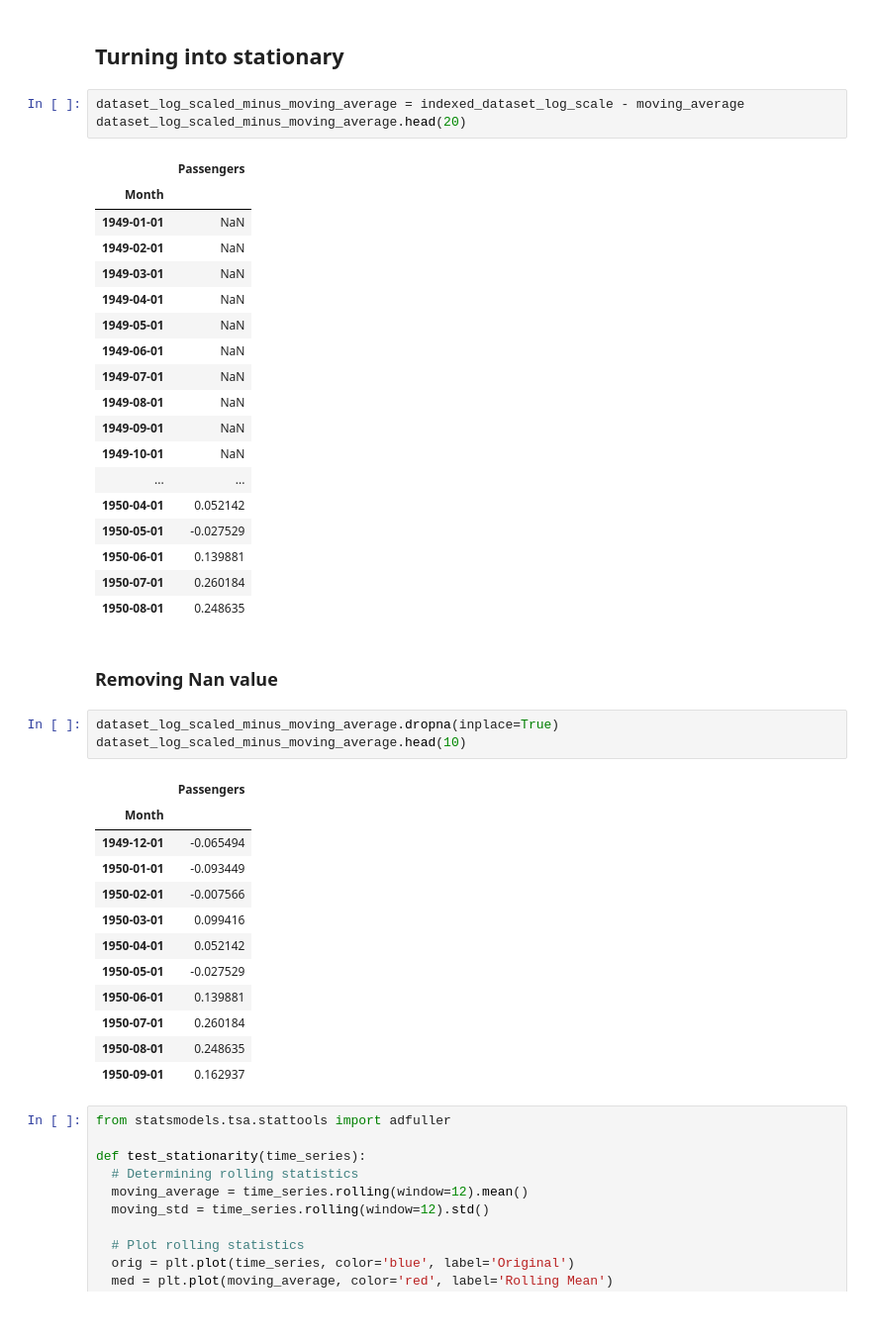
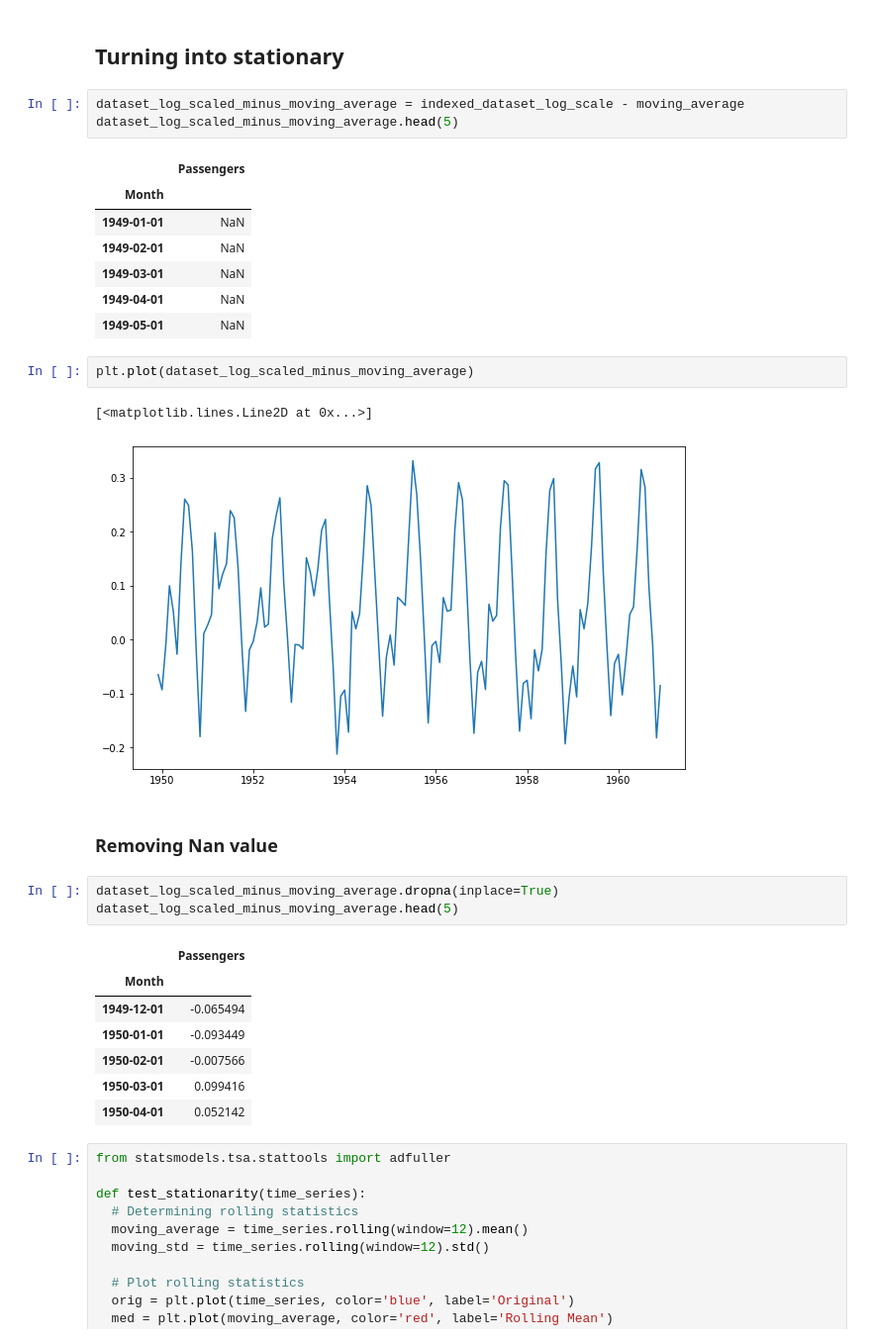
Before and after one commit to ThierrryScotto/Air-Passengers-Forecast, a Jupyter notebook: air_passengers_forecast.ipynb, the cells around one changed output. Shown at 99% size. Drawn from its saved outputs; the diff is of its cells as text; blank space fills up the shorter version.

```diff
--- a/air_passengers_forecast.ipynb
+++ b/air_passengers_forecast.ipynb
@@ -140,31 +140,25 @@ plt.plot(moving_average, color='red')
 ## Turning into stationary
 # %%
 dataset_log_scaled_minus_moving_average = indexed_dataset_log_scale - moving_average
-dataset_log_scaled_minus_moving_average.head(20)
+dataset_log_scaled_minus_moving_average.head(5)
 # %% [output]
 |  | Passengers |
 | Month |  |
 | 1949-01-01 | NaN |
 | 1949-02-01 | NaN |
 | 1949-03-01 | NaN |
 | 1949-04-01 | NaN |
 | 1949-05-01 | NaN |
-| 1949-06-01 | NaN |
-| 1949-07-01 | NaN |
-| 1949-08-01 | NaN |
-| 1949-09-01 | NaN |
-| 1949-10-01 | NaN |
-| ... | ... |
-| 1950-04-01 | 0.052142 |
-| 1950-05-01 | -0.027529 |
-| 1950-06-01 | 0.139881 |
-| 1950-07-01 | 0.260184 |
-| 1950-08-01 | 0.248635 |
+# %%
+plt.plot(dataset_log_scaled_minus_moving_average)
+# %% [output]
+[<matplotlib.lines.Line2D at 0x...>]
+[figure, added]
 # %% [markdown]
 ### Removing Nan value
 # %%
 dataset_log_scaled_minus_moving_average.dropna(inplace=True)
-dataset_log_scaled_minus_moving_average.head(10)
+dataset_log_scaled_minus_moving_average.head(5)
 # %% [output]
 |  | Passengers |
 | Month |  |
@@ -173,11 +167,6 @@ dataset_log_scaled_minus_moving_average.head(10)
 | 1950-02-01 | -0.007566 |
 | 1950-03-01 | 0.099416 |
 | 1950-04-01 | 0.052142 |
-| 1950-05-01 | -0.027529 |
-| 1950-06-01 | 0.139881 |
-| 1950-07-01 | 0.260184 |
-| 1950-08-01 | 0.248635 |
-| 1950-09-01 | 0.162937 |
 # %%
 from statsmodels.tsa.stattools import adfuller
 
```
Also changed, not shown: parts of 16 cells of this notebook.
